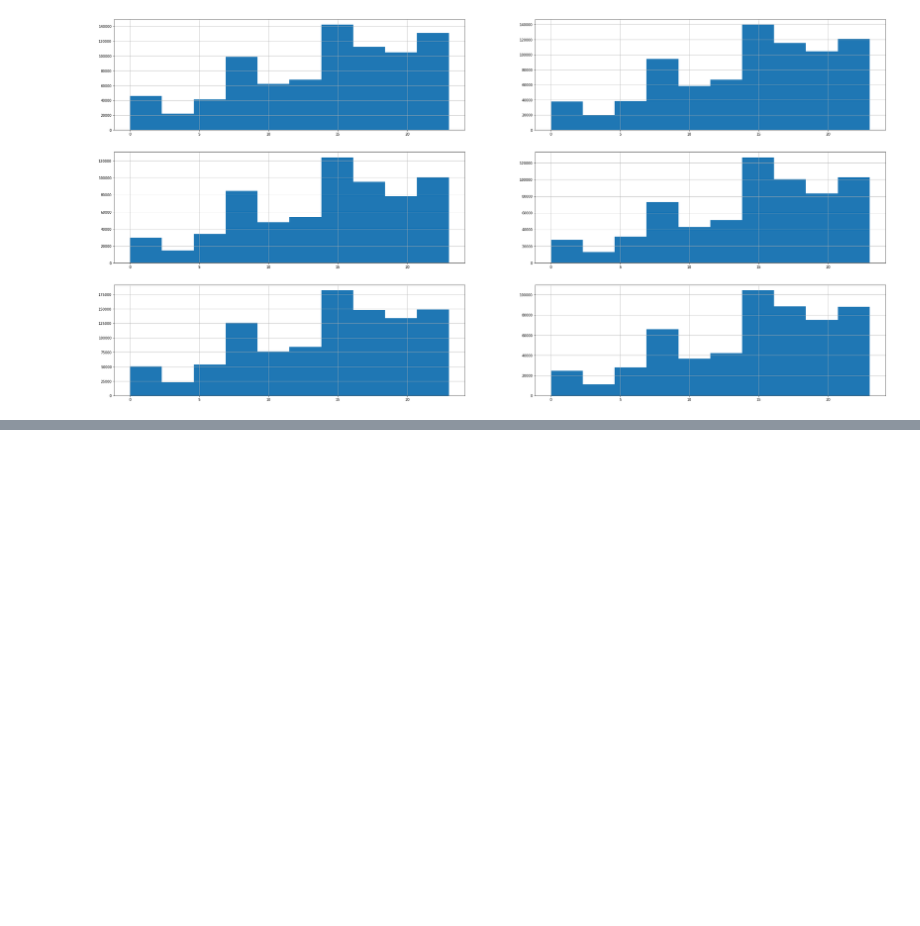
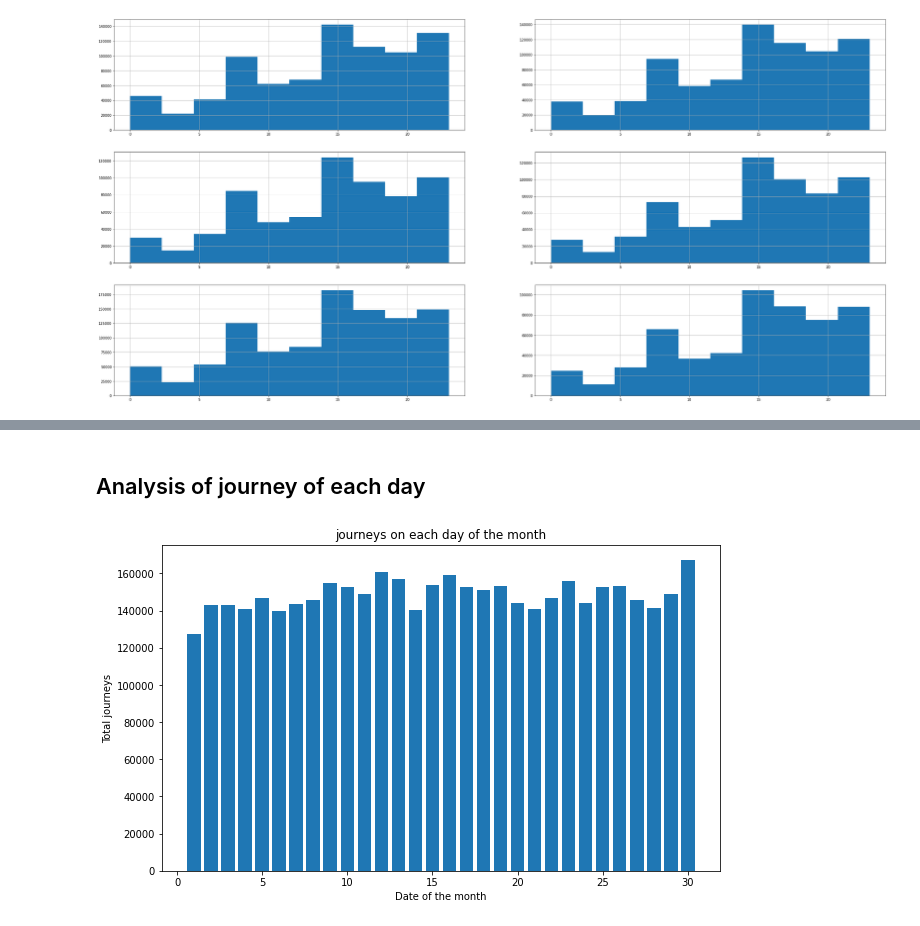
Before and after one commit to abagla18/ineuron_MLDL, a Jupyter notebook: DA_Hands-on_projects/1_Uber_NY_DA.ipynb, the cells around one changed output, grey strips where cells are left out. Saved outputs shown, nothing was run; the diff lists cells and outputs as text; code cells hidden in the pictures; blank space fills up the shorter version.

```diff
--- a/DA_Hands-on_projects/1_Uber_NY_DA.ipynb
+++ b/DA_Hands-on_projects/1_Uber_NY_DA.ipynb
@@ -171,0 +196,10 @@ for i,month in enumerate(df1['month'].unique()):
+# %% [markdown]
+## Analysis of journey of each day
+# %%
+plt.figure(figsize=(10,6))
+plt.hist(df1['day'],bins=30,rwidth=0.8,range=(0.5,30.5))
+plt.xlabel('Date of the month')
+plt.ylabel('Total journeys')
+plt.title('journeys on each day of the month');
+# %% [output]
+[figure, added]
```
Also changed, not shown: parts of 12 cells of this notebook.
